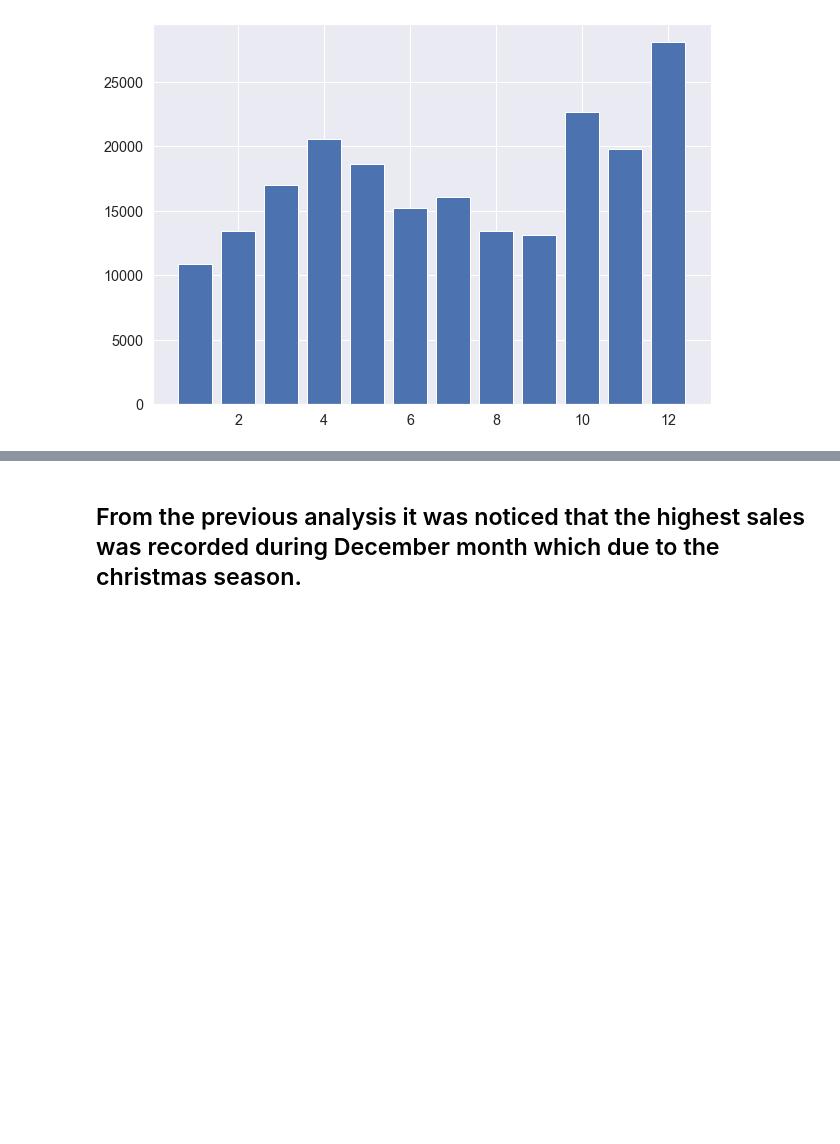
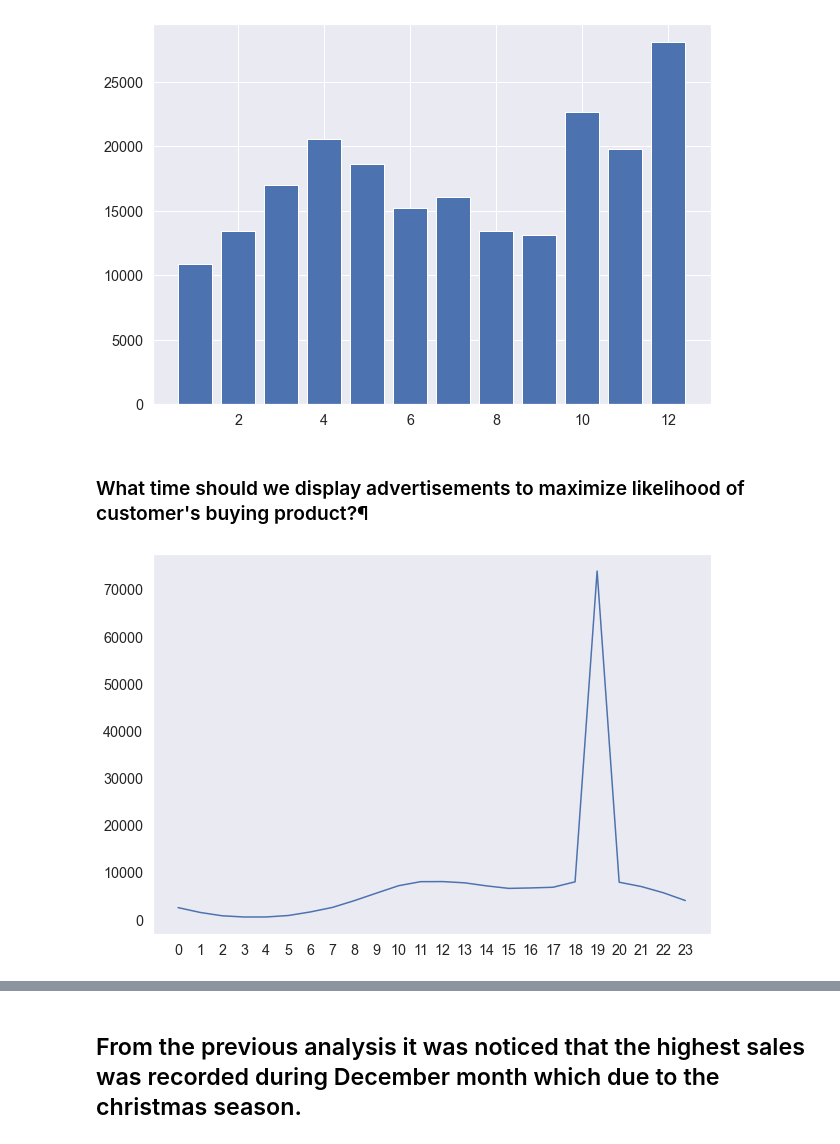
Before and after one commit to AmerTaha1/Fri-Group, a Jupyter notebook: Ahmed Abdel Rhem/Project/project.ipynb, the cells around one changed output, grey strips where cells are left out. Cells and saved outputs as stored; diff of their text form; code cells hidden in the pictures; blank space fills up the shorter version.

```diff
--- a/Ahmed Abdel Rhem/Project/project.ipynb
+++ b/Ahmed Abdel Rhem/Project/project.ipynb
@@ -260,3 +260,15 @@ plt.bar(months,df.groupby(['Month']).sum()['Quantity Ordered'])
 # %% [output]
 <BarContainer object of 12 artists>
 [figure]
+# %% [markdown]
+### What time should we display advertisements to maximize likelihood of customer's buying product?¶
+# %%
+df['Count'] = 1
+keys = [pair for pair, df in df.groupby(['Hour'])]
+
+plt.plot(keys, df.groupby(['Hour']).count()['Count'])
+plt.xticks(keys)
+plt.grid()
+plt.show()
+# %% [output]
+[figure, added]
```
Also changed, not shown: parts of 4 cells of this notebook, 19 other files.
